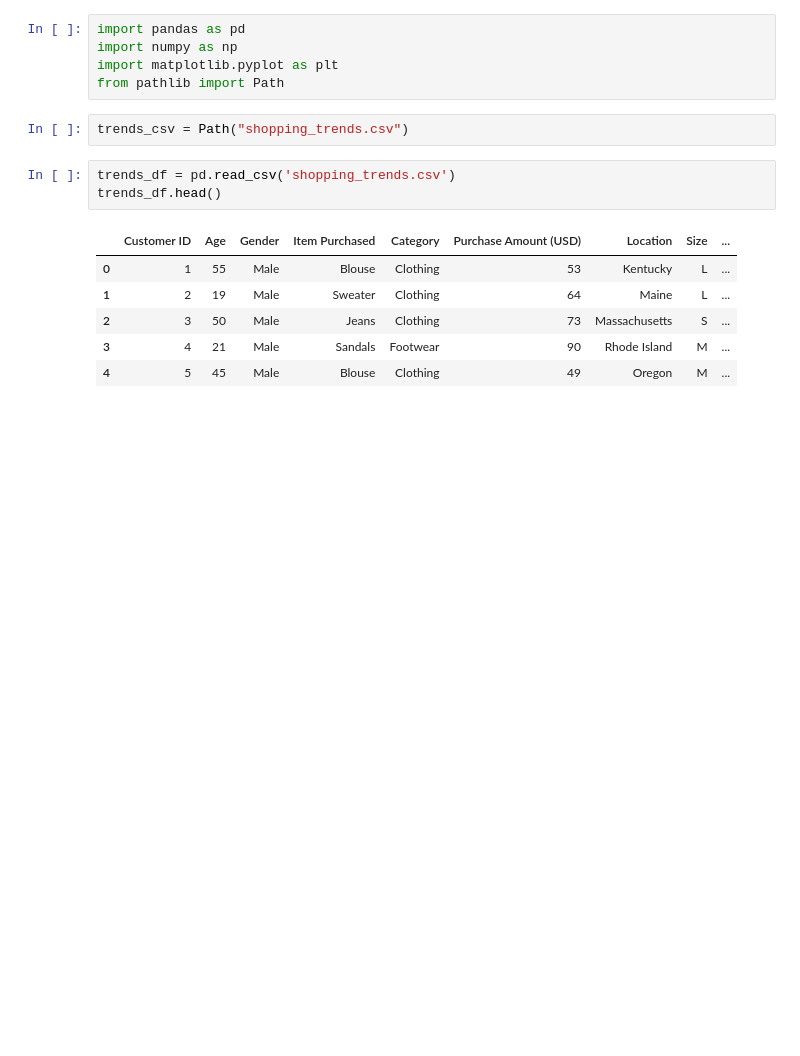
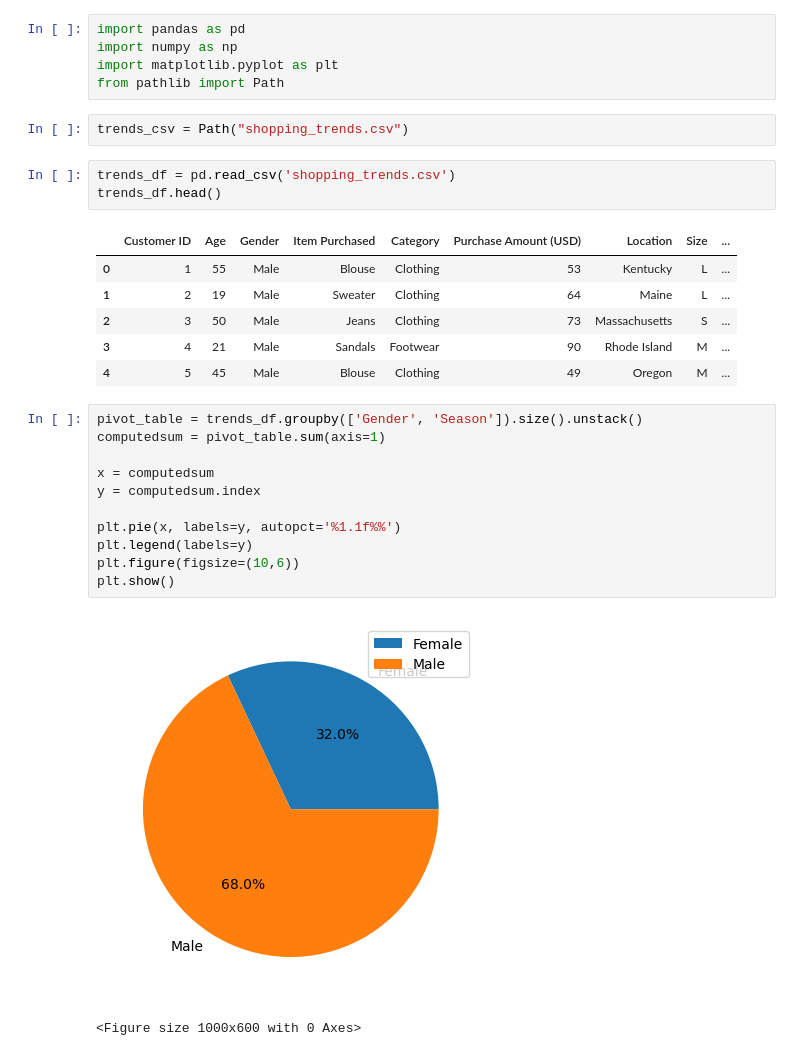
Before and after one commit to kasheshjaiin/Project-1-Customer-Shopping-Trends, a Jupyter notebook: anoje.ipynb, the cells around one changed output. Saved outputs shown, nothing was run; the diff lists cells and outputs as text; blank space fills up the shorter version.

```diff
--- a/anoje.ipynb
+++ b/anoje.ipynb
@@ -15,4 +15,18 @@ trends_df.head()
 | 2 | 3 | 50 | Male | Jeans | Clothing | 73 | Massachusetts | S | ... |
 | 3 | 4 | 21 | Male | Sandals | Footwear | 90 | Rhode Island | M | ... |
 | 4 | 5 | 45 | Male | Blouse | Clothing | 49 | Oregon | M | ... |
+# %%
+pivot_table = trends_df.groupby(['Gender', 'Season']).size().unstack()
+computedsum = pivot_table.sum(axis=1)
+
+x = computedsum
+y = computedsum.index
+
+plt.pie(x, labels=y, autopct='%1.1f%%')
+plt.legend(labels=y)
+plt.figure(figsize=(10,6))
+plt.show()
+# %% [output]
+[figure, added]
+<Figure size 1000x600 with 0 Axes>
 # %%
```
Also changed, not shown: parts of 1 cell of this notebook.
